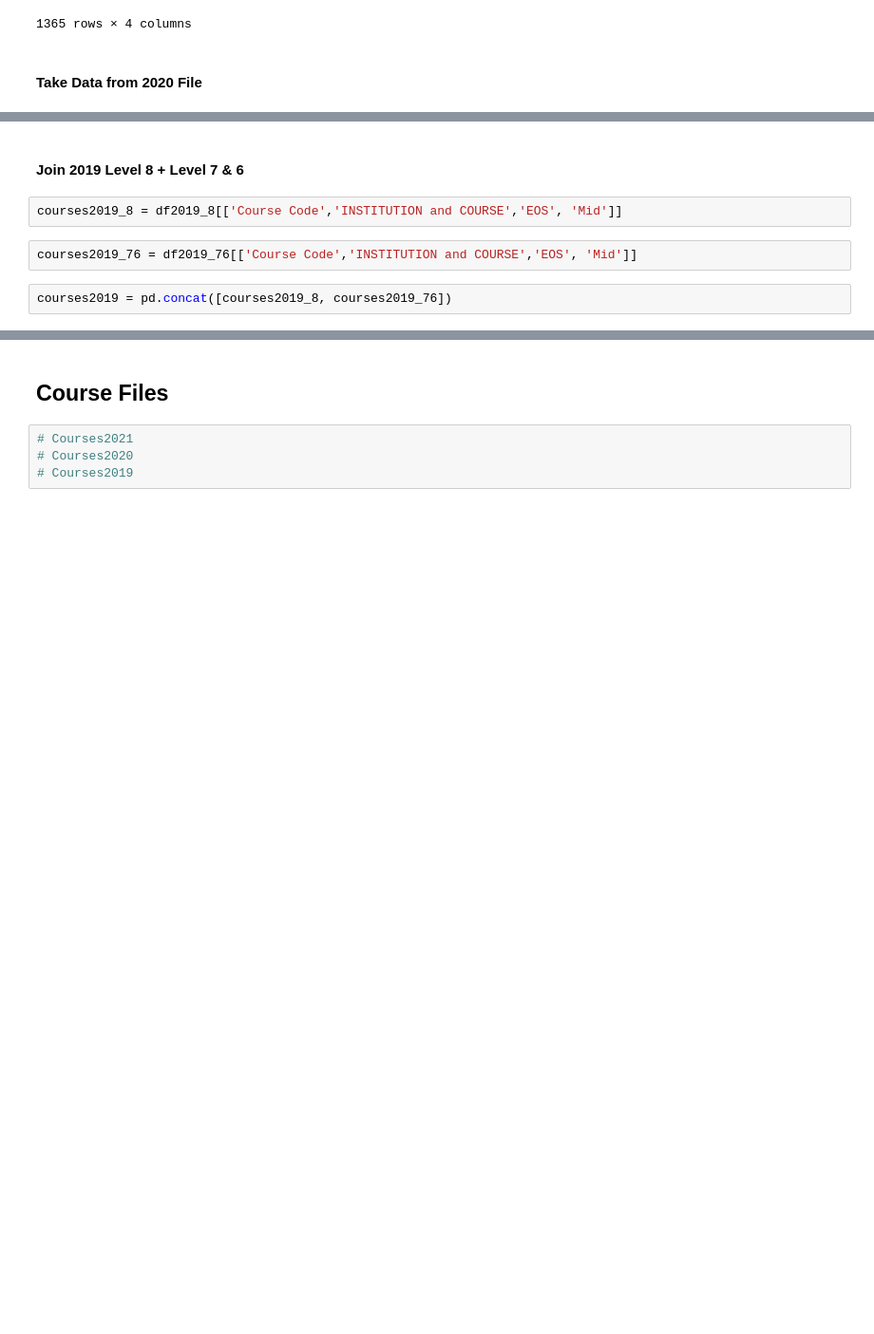
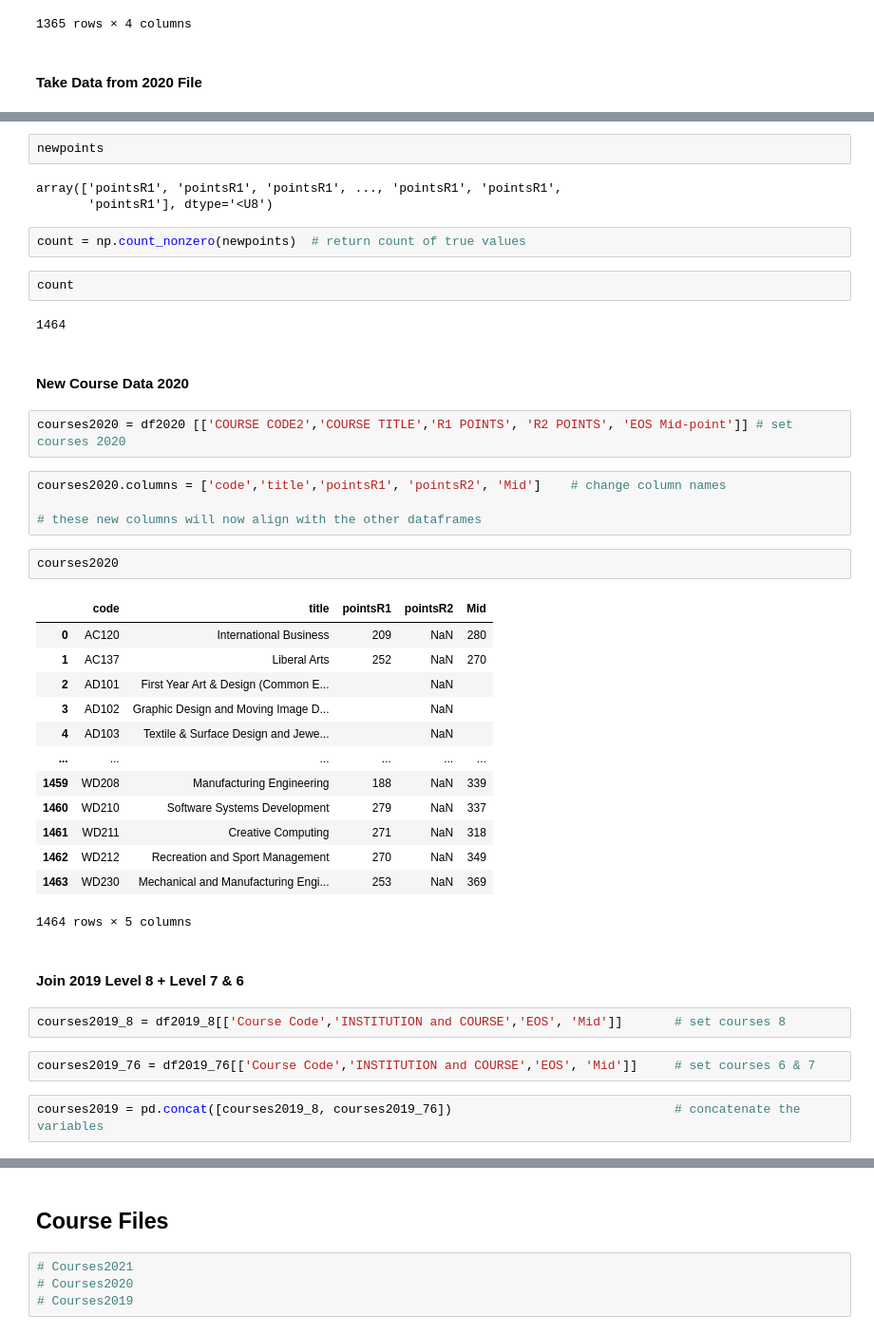
Before and after one commit to VCurry20/FDAProject2021, a Jupyter notebook: cao.ipynb, the cells around one changed output, grey strips where cells are left out. Shown at 95% size. Saved outputs shown, nothing was run; the diff lists cells and outputs as text; blank space fills up the shorter version.

```diff
--- a/cao.ipynb
+++ b/cao.ipynb
@@ -892,9 +934,44 @@ courses2020
+# %%
+newpoints
+# %% [output]
+array(['pointsR1', 'pointsR1', 'pointsR1', ..., 'pointsR1', 'pointsR1',
+       'pointsR1'], dtype='<U8')
+# %%
+count = np.count_nonzero(newpoints)  # return count of true values
+# %%
+count
+# %% [output]
+1464
+# %% [markdown]
+#### New Course Data 2020
+# %%
+courses2020 = df2020 [['COURSE CODE2','COURSE TITLE','R1 POINTS', 'R2 POINTS', 'EOS Mid-point']] # set courses 2020
+# %%
+courses2020.columns = ['code','title','pointsR1', 'pointsR2', 'Mid']    # change column names
+
+# these new columns will now align with the other dataframes
+# %%
+courses2020
+# %% [output]
+|  | code | title | pointsR1 | pointsR2 | Mid |
+| 0 | AC120 | International Business | 209 | NaN | 280 |
+| 1 | AC137 | Liberal Arts | 252 | NaN | 270 |
+| 2 | AD101 | First Year Art & Design (Common E... |  | NaN |  |
+| 3 | AD102 | Graphic Design and Moving Image D... |  | NaN |  |
+| 4 | AD103 | Textile & Surface Design and Jewe... |  | NaN |  |
+| ... | ... | ... | ... | ... | ... |
+| 1459 | WD208 | Manufacturing Engineering | 188 | NaN | 339 |
+| 1460 | WD210 | Software Systems Development | 279 | NaN | 337 |
+| 1461 | WD211 | Creative Computing | 271 | NaN | 318 |
+| 1462 | WD212 | Recreation and Sport Management | 270 | NaN | 349 |
+| 1463 | WD230 | Mechanical and Manufacturing Engi... | 253 | NaN | 369 |
+1464 rows × 5 columns
 # %% [markdown]
 #### Join 2019 Level 8 + Level 7 & 6
 # %%
-courses2019_8 = df2019_8[['Course Code','INSTITUTION and COURSE','EOS', 'Mid']]
+courses2019_8 = df2019_8[['Course Code','INSTITUTION and COURSE','EOS', 'Mid']]       # set courses 8
 # %%
-courses2019_76 = df2019_76[['Course Code','INSTITUTION and COURSE','EOS', 'Mid']]
+courses2019_76 = df2019_76[['Course Code','INSTITUTION and COURSE','EOS', 'Mid']]     # set courses 6 & 7
 # %%
-courses2019 = pd.concat([courses2019_8, courses2019_76])
+courses2019 = pd.concat([courses2019_8, courses2019_76])                              # concatenate the variables
 # %%
```
Also changed, not shown: parts of 80 cells of this notebook, 5 other files.
